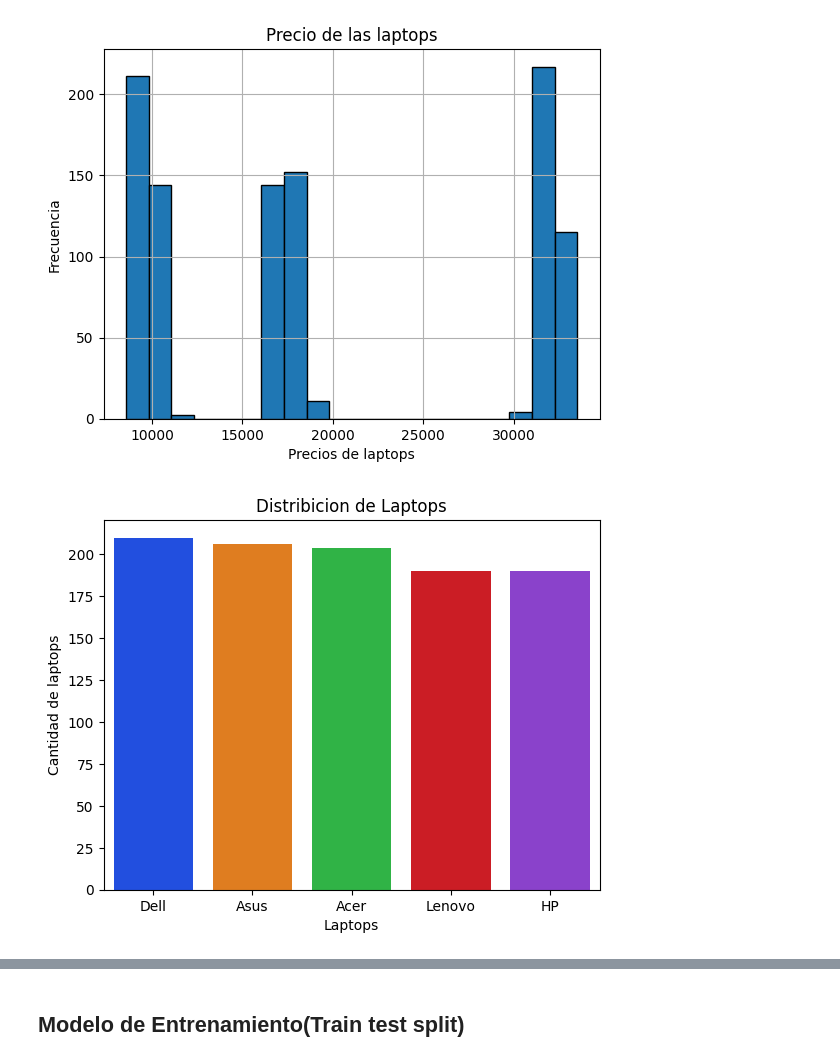
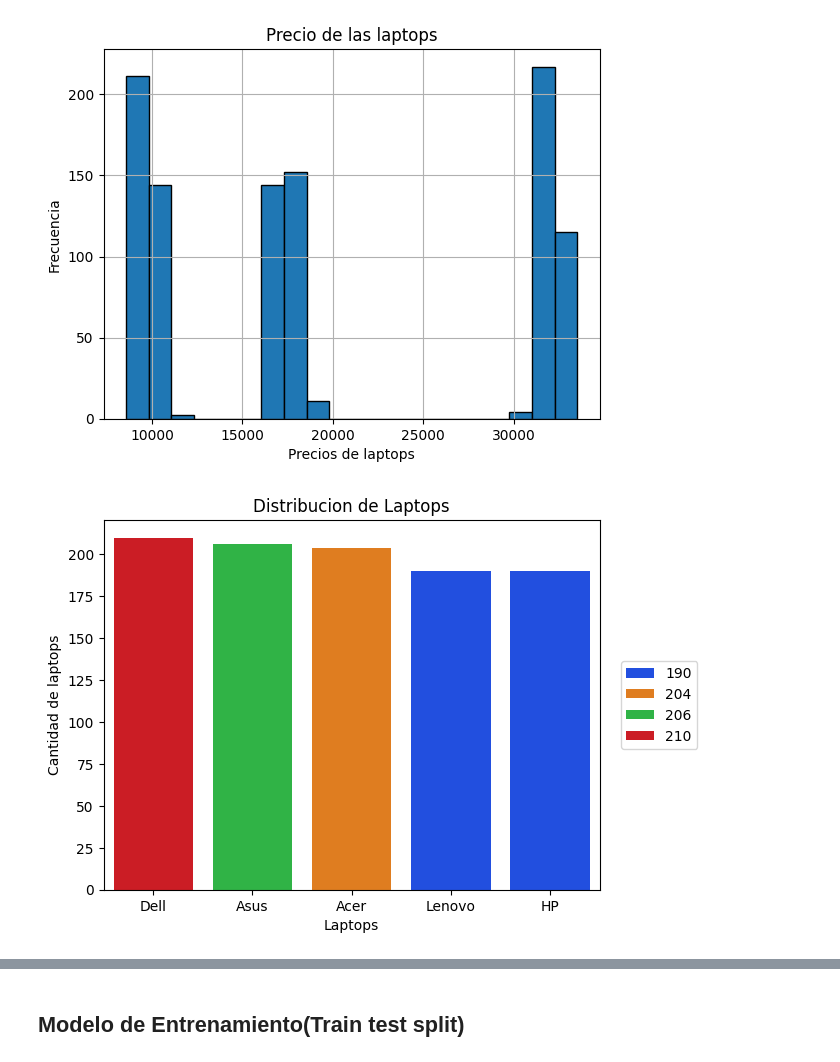
Before and after one commit to Isaac244/Proyecto_Machine_Learning, a Jupyter notebook: Proyecto-final.ipynb, the cells around one changed output, grey strips where cells are left out. Saved outputs shown, nothing was run; the diff lists cells and outputs as text; code cells hidden in the pictures.

```diff
--- a/Proyecto-final.ipynb
+++ b/Proyecto-final.ipynb
@@ -130,10 +135,11 @@ plt.show()
 [figure]
 # %%
 #Grafica para las marcas de laptop
-sns.barplot( x=marcas.index, y=marcas.values, palette='bright', hue=marcas.index)
+sns.barplot( x=marcas.index, y=marcas.values, palette='bright', hue=marcas.values)
 plt.title('Distribucion de Laptops')
 plt.xlabel('Laptops')
 plt.ylabel('Cantidad de laptops')
+plt.legend(loc='center', bbox_to_anchor=(1.12,0.5))
 plt.show()
 # %% [output]
-[figure, old version]
+[figure, new version]
```
Also changed, not shown: parts of 10 cells of this notebook, 1 other file.
